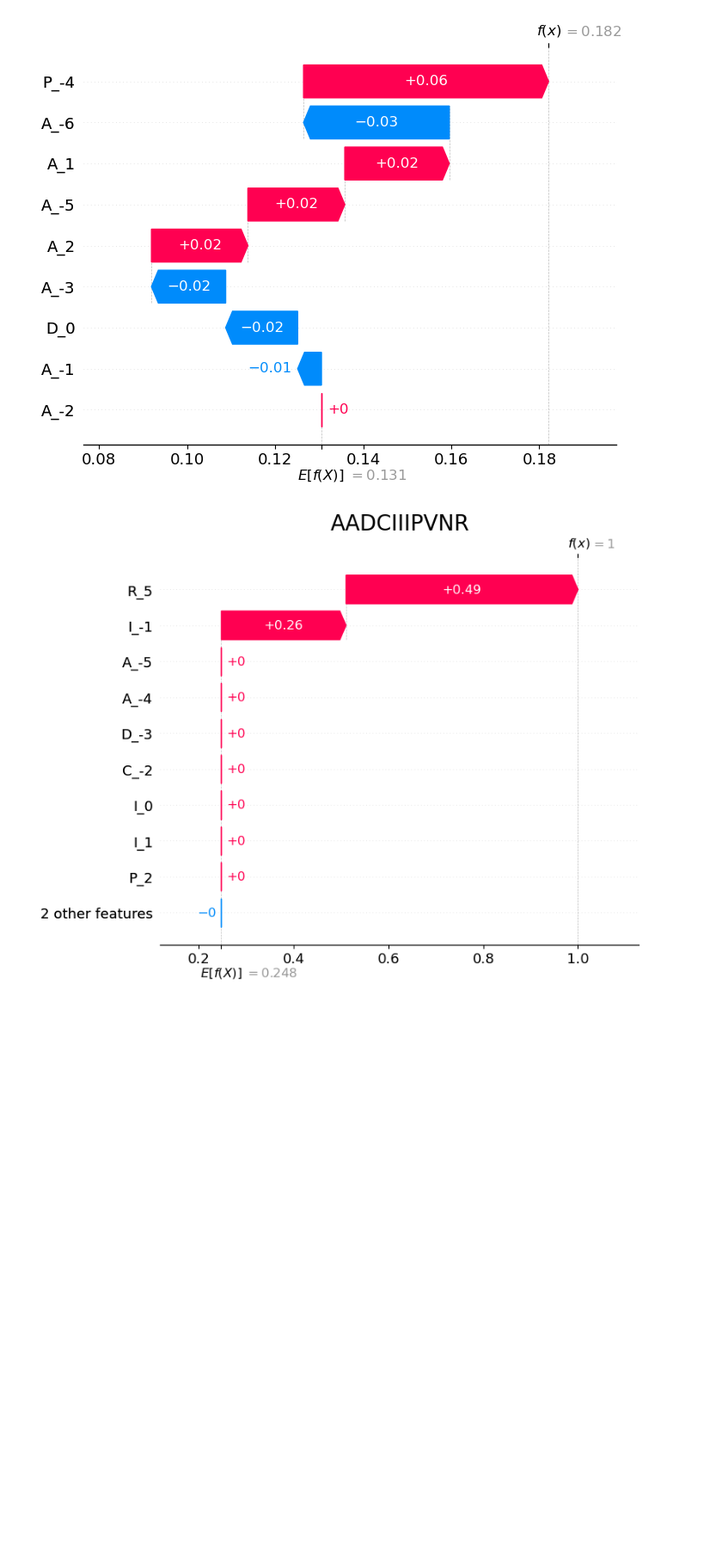
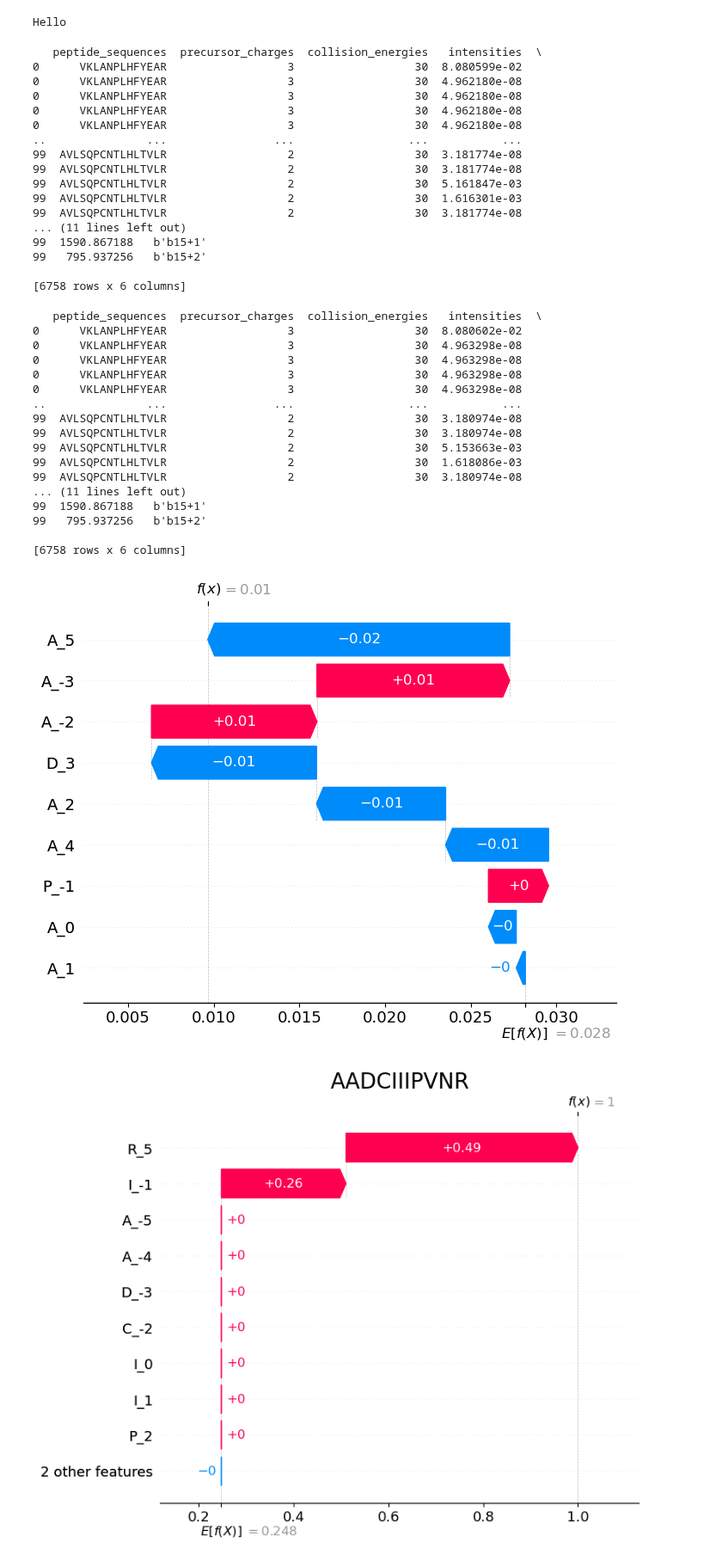
Before and after one commit to jlapin1/shap-prosit, a Jupyter notebook: interact.ipynb, the cells around one changed output. Shown at 86% size. Cells and saved outputs as stored; diff of their text form; code cells hidden in the pictures; blank space fills up the shorter version.

```diff
--- a/interact.ipynb
+++ b/interact.ipynb
@@ -63,6 +63,7 @@ with open("config.yaml", encoding="utf-8") as file:
 
 # Shuffle validation dataset and split it in background and validation.
 val_data = pd.read_parquet("val_inps.parquet")
+config['perm_path'] = "./data/hcd/y5+1 Prosit2019/perm.txt"
 if config["perm_path"] is None:
     perm = np.random.permutation(np.arange(len(val_data)))
     #np.savetxt(output_path + "/perm.txt", perm, fmt="%d")
@@ -71,10 +72,46 @@ else:
 bgd_sz = config['bgd_sz']
 bgd = np.stack(val_data['full'][perm[:bgd_sz]])
 val = np.stack(val_data['full'][perm[bgd_sz:]])
+# %% [output]
+Hello
 # %%
-local_explanation("AADAAAPAA", 2, 0.3, ion='b3+1', samp=100)
+local_explanation("AADAAAPAA", 2, 30, ion='b6+2', samp=100)
 # %% [output]
+   peptide_sequences  precursor_charges  collision_energies   intensities  \
+0      VKLANPLHFYEAR                  3                  30  8.080599e-02
+0      VKLANPLHFYEAR                  3                  30  4.962180e-08
+0      VKLANPLHFYEAR                  3                  30  4.962180e-08
+0      VKLANPLHFYEAR                  3                  30  4.962180e-08
+0      VKLANPLHFYEAR                  3                  30  4.962180e-08
+..               ...                ...                 ...           ...
+99  AVLSQPCNTLHLTVLR                  2                  30  3.181774e-08
+99  AVLSQPCNTLHLTVLR                  2                  30  3.181774e-08
+99  AVLSQPCNTLHLTVLR                  2                  30  5.161847e-03
+99  AVLSQPCNTLHLTVLR                  2                  30  1.616301e-03
+99  AVLSQPCNTLHLTVLR                  2                  30  3.181774e-08
+... (11 lines left out)
+99  1590.867188   b'b15+1'
+99   795.937256   b'b15+2'
+
+[6758 rows x 6 columns]
+   peptide_sequences  precursor_charges  collision_energies   intensities  \
+0      VKLANPLHFYEAR                  3                  30  8.080602e-02
+0      VKLANPLHFYEAR                  3                  30  4.963298e-08
+0      VKLANPLHFYEAR                  3                  30  4.963298e-08
+0      VKLANPLHFYEAR                  3                  30  4.963298e-08
+0      VKLANPLHFYEAR                  3                  30  4.963298e-08
+..               ...                ...                 ...           ...
+99  AVLSQPCNTLHLTVLR                  2                  30  3.180974e-08
+99  AVLSQPCNTLHLTVLR                  2                  30  3.180974e-08
+99  AVLSQPCNTLHLTVLR                  2                  30  5.153663e-03
+99  AVLSQPCNTLHLTVLR                  2                  30  1.618086e-03
+99  AVLSQPCNTLHLTVLR                  2                  30  3.180974e-08
+... (11 lines left out)
+99  1590.867188   b'b15+1'
+99   795.937256   b'b15+2'
+
+[6758 rows x 6 columns]
-[figure, old version]
+[figure, new version]
 # %%
 local_explanation("AADCIIIPVNR", 2, 0.3, ion='y6+1', samp=100)
 # %% [output]
```
Also changed, not shown: 3 other files.
